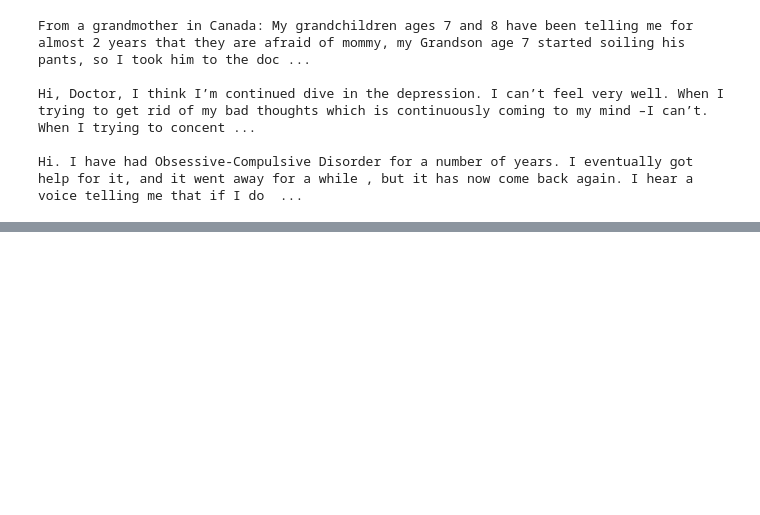
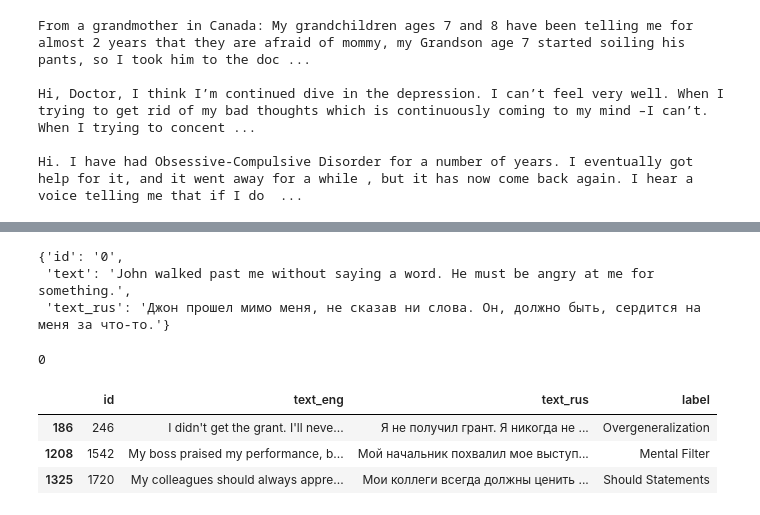
Before and after one commit to psytechlab/empathy_dataset_transfer, a Jupyter notebook: notebooks/cognitive_distortions_translation.ipynb, the cells around one changed output, grey strips where cells are left out. Cells and saved outputs as stored; diff of their text form; code cells hidden in the pictures; blank space fills up the shorter version.

```diff
--- a/notebooks/cognitive_distortions_translation.ipynb
+++ b/notebooks/cognitive_distortions_translation.ipynb
@@ -94,0 +497,2 @@ df.to_csv("annotated_data_restored.csv", index=False, sep="|")
+# %%
+df_synt = pd.read_csv("cognitive_distortions_gpt4_synthetic.csv", sep="|")
@@ -94,0 +523,3 @@ df.to_csv("annotated_data_restored.csv", index=False, sep="|")
+# %%
+df_synt_no_dup = df_synt.drop_duplicates(subset=['text', 'label'])
+df_synt_no_dup = df_synt_no_dup.rename(columns={'Unnamed: 0': 'id'})
@@ -94,0 +542,8 @@ df.to_csv("annotated_data_restored.csv", index=False, sep="|")
+# %%
+translation_result = read_json(f"cognitive_distortions_synthetic-{modelname}.json")
+translation_result_dict = {i['id']: i for i in translation_result}
+translation_result[0]
+# %% [output]
+{'id': '0',
+ 'text': 'John walked past me without saying a word. He must be angry at me for something.',
+ 'text_rus': 'Джон прошел мимо меня, не сказав ни слова. Он, должно быть, сердится на меня за что-то.'}
@@ -94,0 +554,29 @@ df.to_csv("annotated_data_restored.csv", index=False, sep="|")
+# %%
+alldata_synthetic = []
+inc = []
+trs_dict = {i['text']: i['text_rus'] for i in translation_result}
+for idx, row in df_synt_no_dup.iterrows():
+	t = row.restored_punct
+	if t in trs_dict:
+		alldata_synthetic.append({
+			"id": row['id'],
+			"text_eng": t,
+			"text_rus": trs_dict[t],
+			"label": row.label,
+		})
+	else:
+		inc.append({
+			"id": row['id'],
+			"text": t,
+		})
+# %%
+len(inc)
+# %% [output]
+0
+# %%
+pd.DataFrame(alldata_synthetic).sample(3)
+# %% [output]
+|  | id | text_eng | text_rus | label |
+| 186 | 246 | I didn't get the grant. I'll neve... | Я не получил грант. Я никогда не ... | Overgeneralization |
+| 1208 | 1542 | My boss praised my performance, b... | Мой начальник похвалил мое выступ... | Mental Filter |
+| 1325 | 1720 | My colleagues should always appre... | Мои коллеги всегда должны ценить ... | Should Statements |
```
Also changed, not shown: parts of 82 cells of this notebook, 1 other file.
